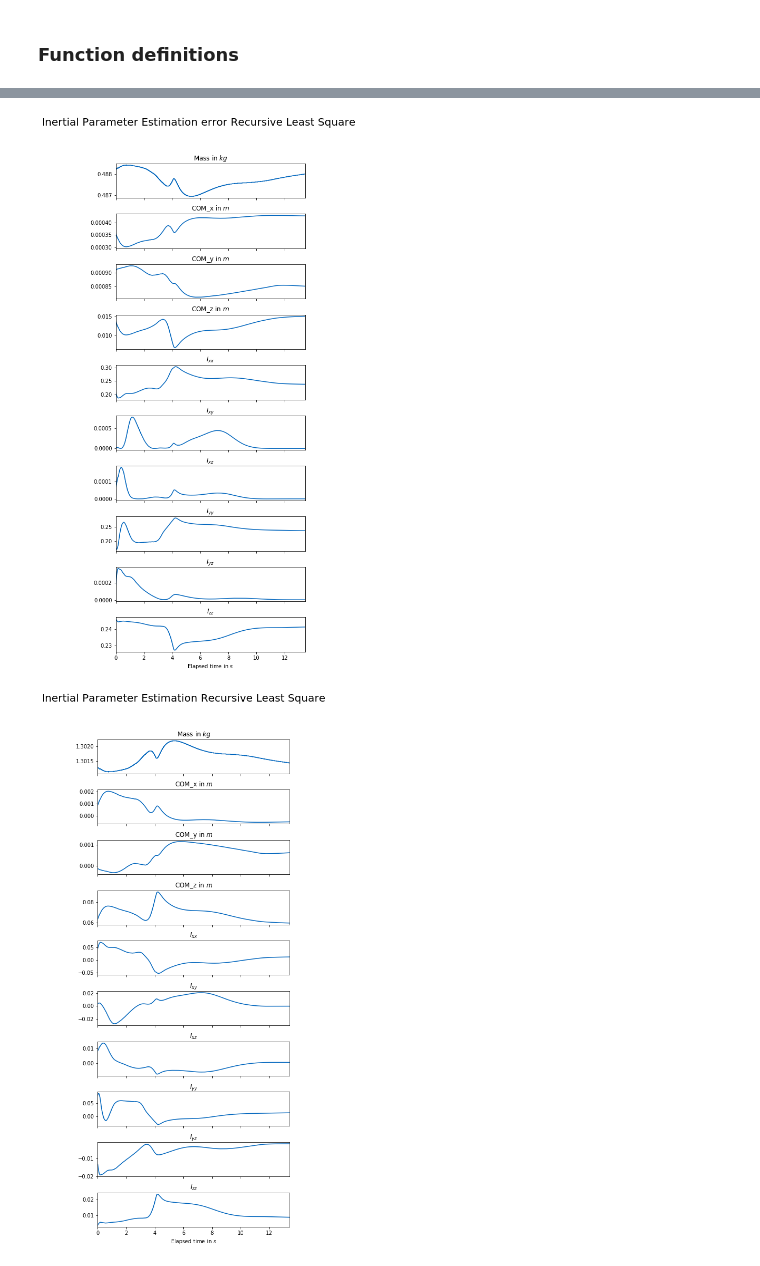
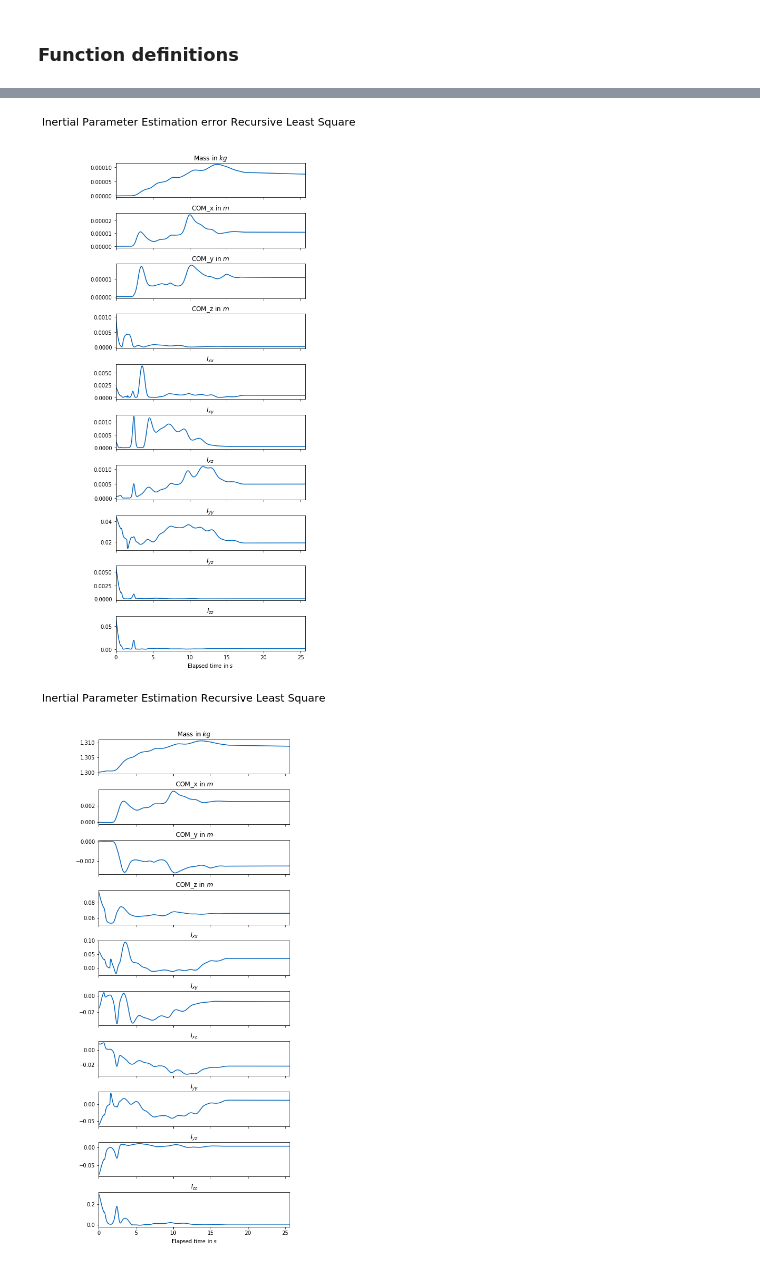
Before and after one commit to elenamck/inertial_parameter_application, a Jupyter notebook: data_collection/simulation/plotting_inertial_param_est.py.ipynb, the cells around one changed output, grey strips where cells are left out. Saved outputs shown, nothing was run; the diff lists cells and outputs as text; code cells hidden in the pictures.

Commit message:
plotting with joint space trajectory

```diff
--- a/data_collection/simulation/plotting_inertial_param_est.py.ipynb
+++ b/data_collection/simulation/plotting_inertial_param_est.py.ipynb
@@ -15,7 +15,7 @@ from scipy.signal import savgol_filter
 
 # enter data file here
 
-data_file = "data_file_03-31-19_16-48-39"
+data_file = "data_file_04-03-19_23-09-20"
 # info about data_file_03-14-19_12-55-13
 # RLS controller drawing circles
 # correct estimation m,com, wrong inertia
@@ -58,8 +58,10 @@ aaccel          = file[0::,16:19]   #angular acceleration (end-effector in last
 force_virtual   = file[0::,19:22]   #virtual force simulation
 torque_virtual  = file[0::,22:25]   #virtual torque simulation
 phi_RLS         = file[0::,25:35]   #inertial parameters RLS
-q_6 = file [0::,35:36]
-dq_6 = file [0::,36:37]
+q   = file[0::,35:42]   #virtual force simulation
+dq  = file[0::,42:49]   #virtual torque simulation
+q_des = file [0::,49:54]
+dq_des = file [0::,54:56]
 
 # phi_LS          = file[0::,35:45]   #inertial parameters LS
 # phi_debug       = file[0::,45:55]   #inertial parameters direct functs
@@ -78,7 +80,7 @@ dq_6 = file [0::,36:37]
 # inertial_tensor = file[0::,22:28]   #estimated inertia tensor
 
 time = np.arange(np.size(accel[:,0]))
-time = time/1000
+time = time/500
 
 
 
@@ -350,6 +443,6 @@ Plot_three_dim(time, aaccel, 'rad/s^2', "Angular Acceleration", r"$\alpha$")
 # %%
-Plot_intertial_params_one_error (time, phi_RLS, "Recursive Least Square",2.0, 0.02 ,0.03, 0.2, 0.5, 0.0, 0.0, 0.5, 0.0, 0.5)
+Plot_intertial_params_one_error (time, phi_RLS, "Recursive Least Square",1.3, 0.0 ,0.0, 0.09, 0.015, 0.0, 0.0, 0.15, 0.0, 0.04)
 Plot_intertial_params_one(time, phi_RLS, "Recursive Least Square")
 # %% [output]
-[figure, old version]
+[figure, new version]
-[figure, old version]
+[figure, new version]
```
Also changed, not shown: parts of 23 cells of this notebook, 3 other files.
